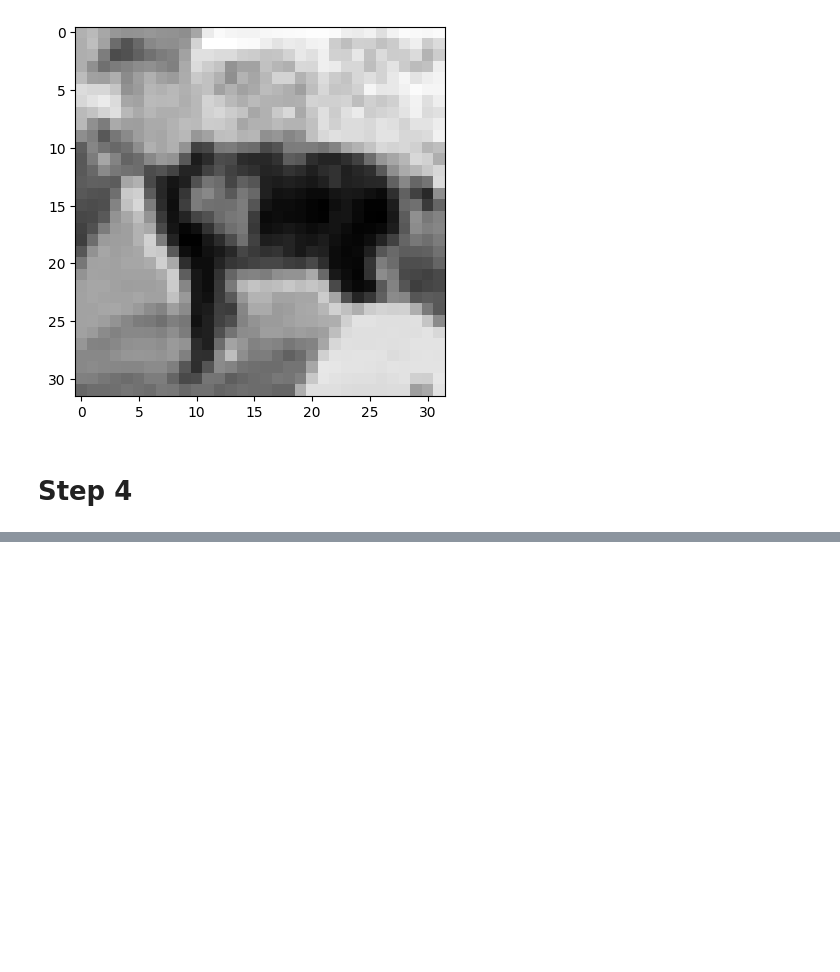
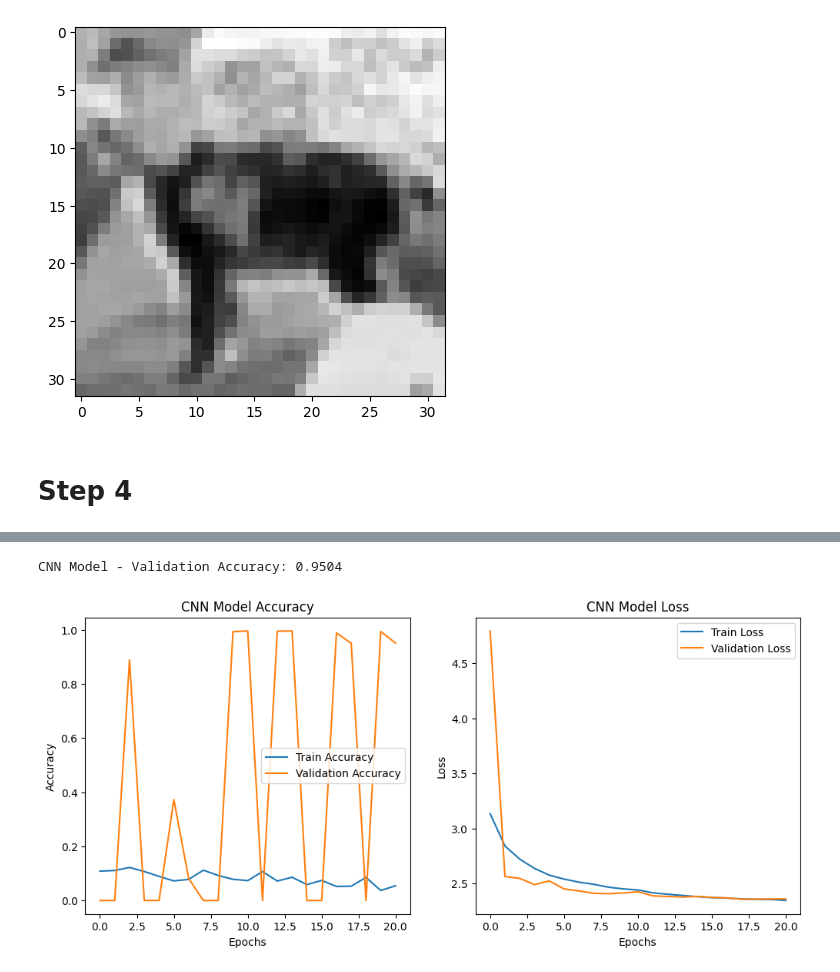
Before and after one commit to itoshiyanazawa/cnn_project, a Jupyter notebook: main.ipynb, the cells around one changed output, grey strips where cells are left out. Drawn from its saved outputs; the diff is of its cells as text; code cells hidden in the pictures; blank space fills up the shorter version.

```diff
--- a/main.ipynb
+++ b/main.ipynb
@@ -760,15 +770,15 @@ Training set shape: (40000, 32, 32, 3)
 Validation set shape: (10000, 32, 32, 3)
 Test set shape: (10000, 32, 32, 3)
 # %%
-# Advanced Data Augmentation
-datagen = ImageDataGenerator(
-    rotation_range=30,
+# Balanced Augmentation (not too aggressive)
+datagen_cnn = ImageDataGenerator(
+    rotation_range=20,
     width_shift_range=0.2,
     height_shift_range=0.2,
     horizontal_flip=True,
     zoom_range=0.2,
-    brightness_range=[0.8, 1.2]  # Adjust brightness
+    brightness_range=[0.8, 1.2]
 )
 
-datagen.fit(x_train)
+datagen_cnn.fit(x_train)
 # %%
@@ -829,3 +860,35 @@ NameError: name 'scipy' is not defined
+# %%
+# Evaluate CNN Model
+score_cnn = model_cnn.evaluate(x_val, y_val, verbose=0)
+print(f"CNN Model - Validation Accuracy: {score_cnn[1]:.4f}")
+
+# Plot training history
+history = train_progress_cnn.history
+
+plt.figure(figsize=(12, 5))
+
+# Plot accuracy
+plt.subplot(1, 2, 1)
+plt.plot(history['accuracy'], label='Train Accuracy')
+plt.plot(history['val_accuracy'], label='Validation Accuracy')
+plt.xlabel('Epochs')
+plt.ylabel('Accuracy')
+plt.legend()
+plt.title('CNN Model Accuracy')
+
+# Plot loss
+plt.subplot(1, 2, 2)
+plt.plot(history['loss'], label='Train Loss')
+plt.plot(history['val_loss'], label='Validation Loss')
+plt.xlabel('Epochs')
+plt.ylabel('Loss')
+plt.legend()
+plt.title('CNN Model Loss')
+
+plt.show()
+# %% [output]
+CNN Model - Validation Accuracy: 0.9504
+[figure, added]
 # %%
 from tensorflow.keras.applications import ResNet50
 from tensorflow.keras.layers import Dense, Flatten, GlobalAveragePooling2D
```
Also changed, not shown: parts of 15 cells of this notebook.
